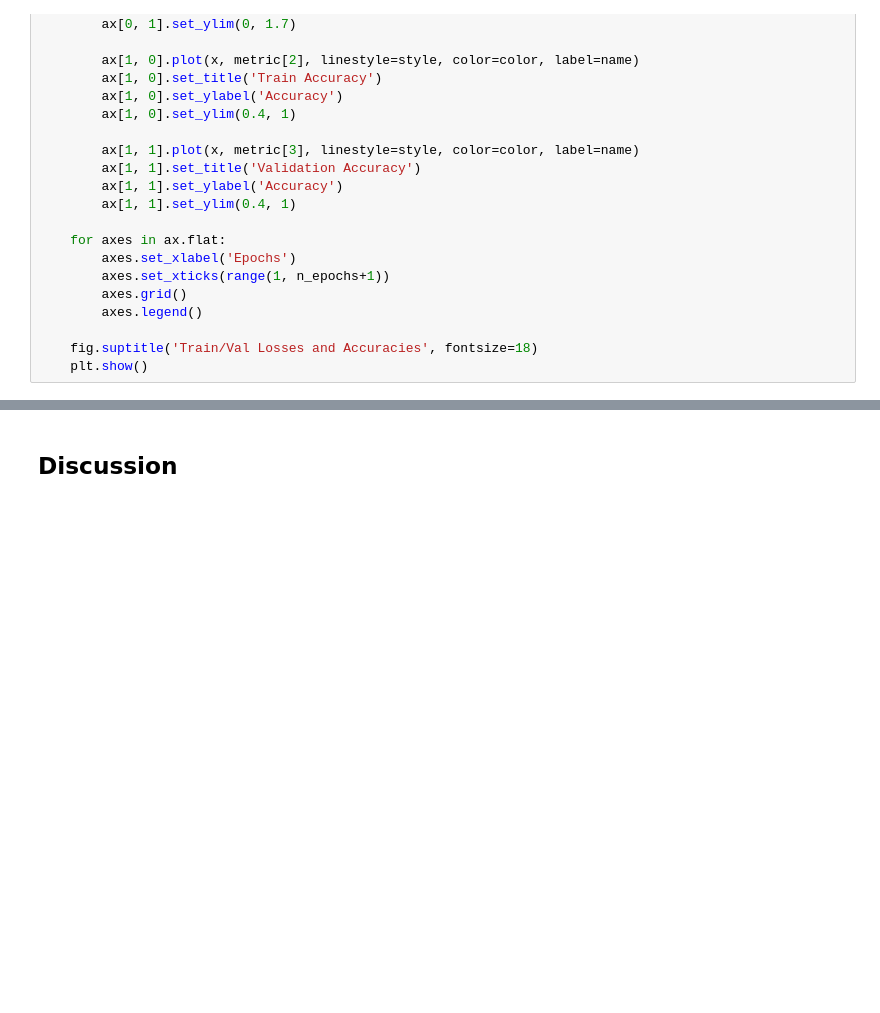
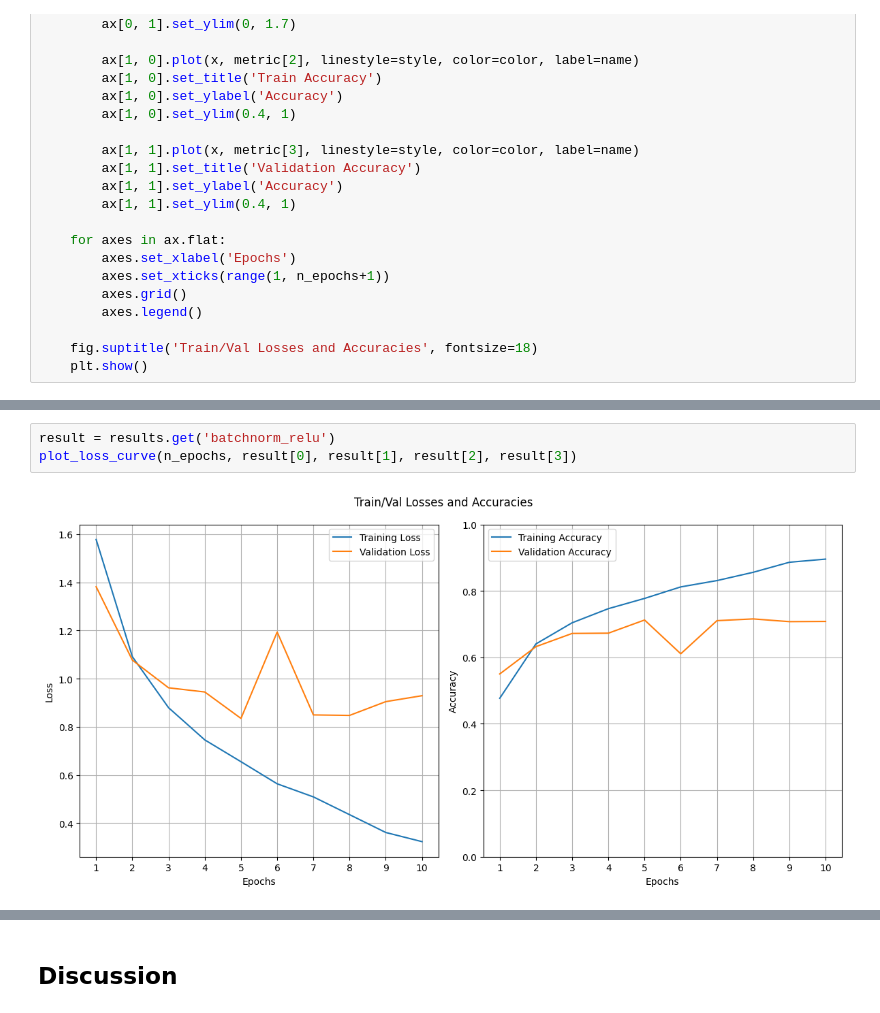
Before and after one commit to JaronMatzinger/mse_delearn, a Jupyter notebook: 08_exercises/eval_batchnorm_G05.ipynb, the cells around one changed output, grey strips where cells are left out. Cells and saved outputs as stored; diff of their text form; blank space fills up the shorter version.

```diff
--- a/08_exercises/eval_batchnorm_G05.ipynb
+++ b/08_exercises/eval_batchnorm_G05.ipynb
@@ -766,0 +809,5 @@ plot_loss_curves(n_epochs, results)
+# %%
+result = results.get('batchnorm_relu')
+plot_loss_curve(n_epochs, result[0], result[1], result[2], result[3])
+# %% [output]
+[figure, added]
```
Also changed, not shown: parts of 23 cells of this notebook, 1 other file.
